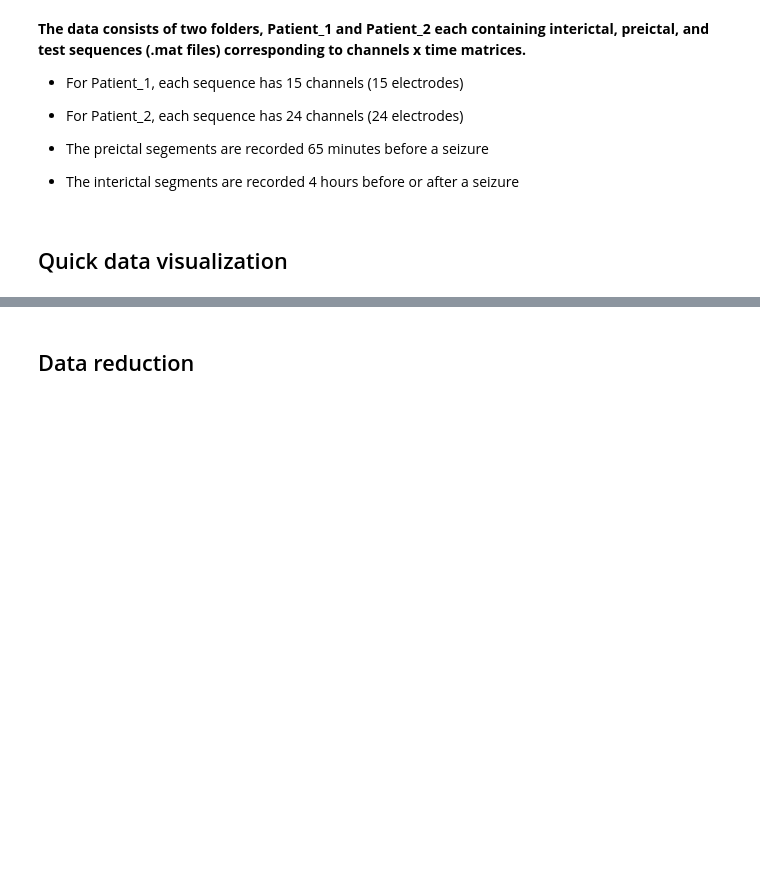
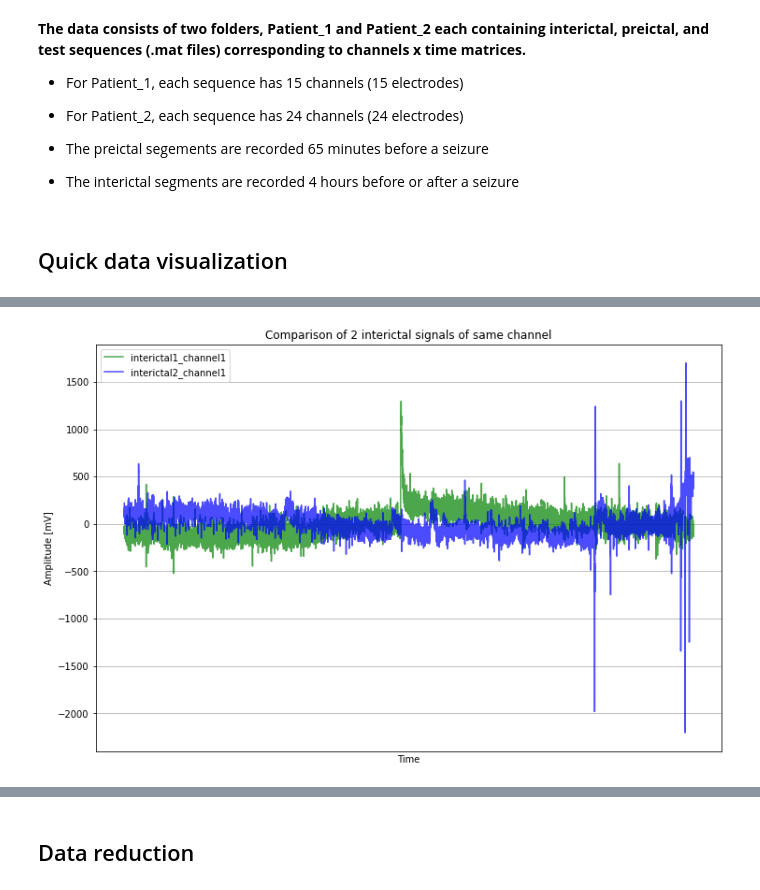
Before and after one commit to jhupiterz/SafeSeizure, a Jupyter notebook: notebooks/jhupiterz-investigations.ipynb, the cells around one changed output, grey strips where cells are left out. Saved outputs shown, nothing was run; the diff lists cells and outputs as text; code cells hidden in the pictures; blank space fills up the shorter version.

```diff
--- a/notebooks/jhupiterz-investigations.ipynb
+++ b/notebooks/jhupiterz-investigations.ipynb
@@ -50,0 +58,12 @@ plt.title('Patient 2, segment 19');
+# %%
+plt.figure(figsize=(12,8))
+plt.plot(patient_1_II_df.loc[0], color = 'green', label = 'interictal1_channel1', alpha = 0.7)
+plt.plot(patient_1_II2_df.loc[0], color = 'blue', label = 'interictal2_channel1', alpha = 0.7)
+plt.legend()
+plt.xticks(ticks=[])
+plt.xlabel('Time')
+plt.ylabel('Amplitude [mV]')
+plt.title('Comparison of 2 interictal signals of same channel')
+plt.grid();
+# %% [output]
+[figure, added]
```
Also changed, not shown: parts of 11 cells of this notebook.
